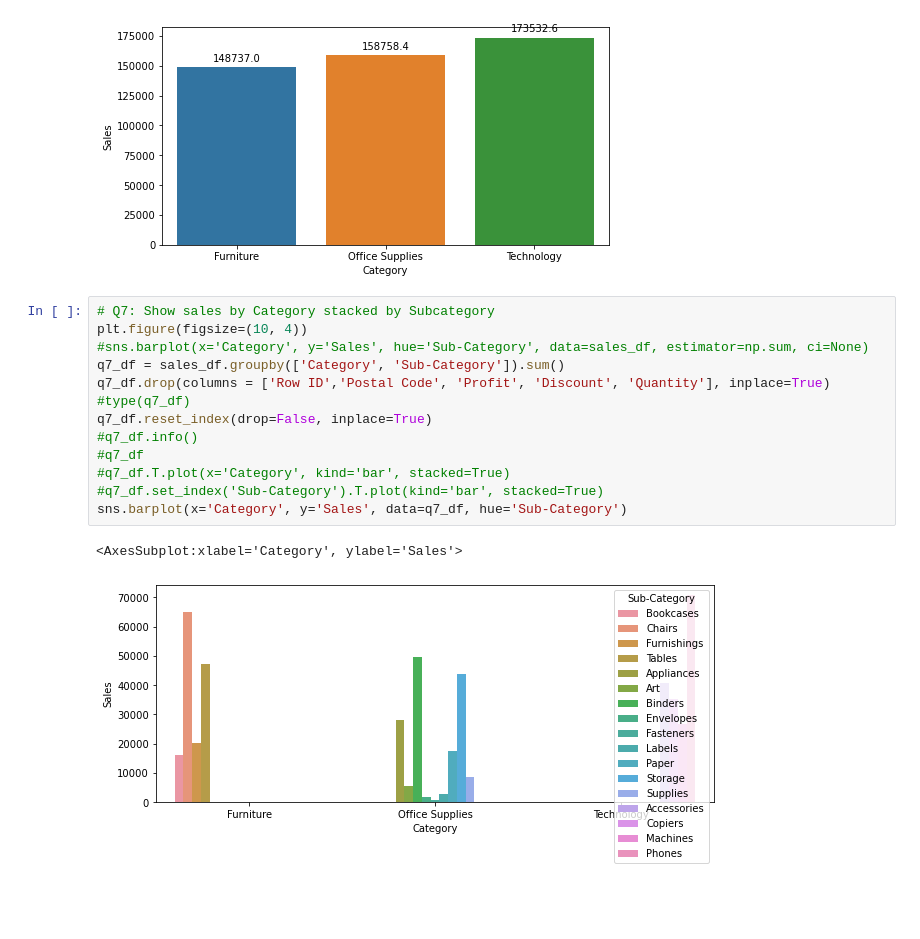
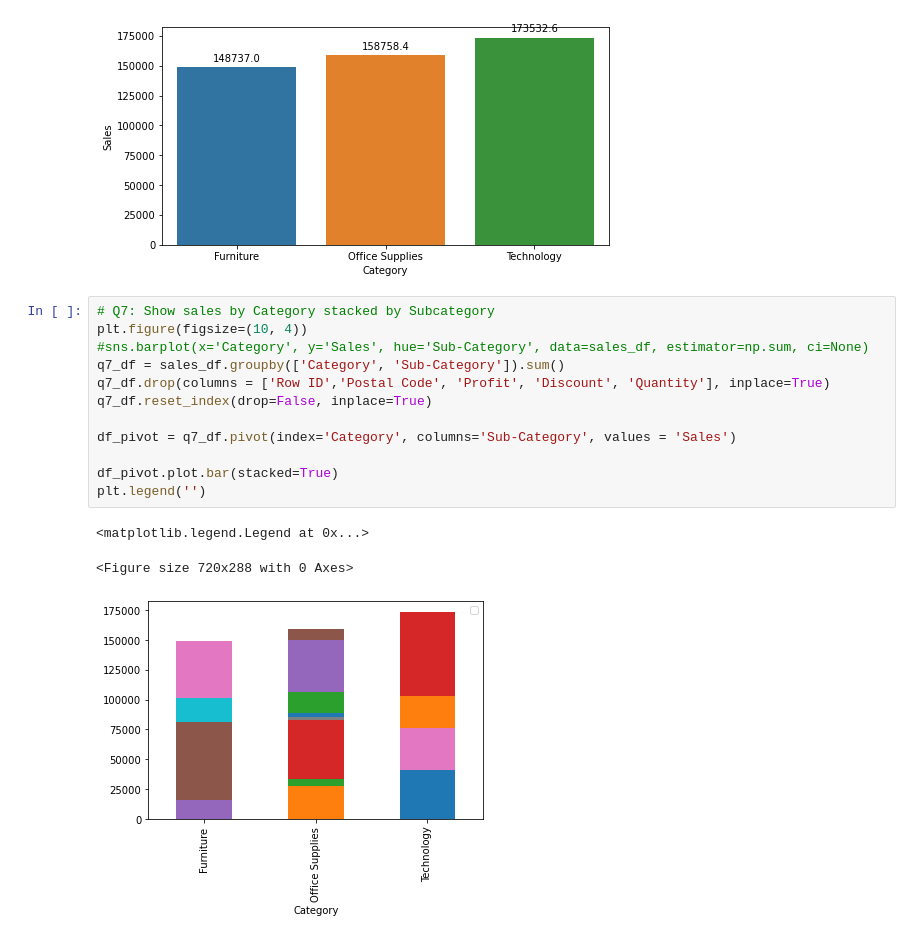
Before and after one commit to parikshitshinge/superstore-sales-analytics, a Jupyter notebook: superstore_sales_analytics.ipynb, the cells around one changed output. Drawn from its saved outputs; the diff is of its cells as text; blank space fills up the shorter version.

```diff
--- a/superstore_sales_analytics.ipynb
+++ b/superstore_sales_analytics.ipynb
@@ -94,16 +94,16 @@ for p in q6.patches:
 # %%
 # Q7: Show sales by Category stacked by Subcategory
 plt.figure(figsize=(10, 4))
 #sns.barplot(x='Category', y='Sales', hue='Sub-Category', data=sales_df, estimator=np.sum, ci=None)
 q7_df = sales_df.groupby(['Category', 'Sub-Category']).sum()
 q7_df.drop(columns = ['Row ID','Postal Code', 'Profit', 'Discount', 'Quantity'], inplace=True)
-#type(q7_df)
 q7_df.reset_index(drop=False, inplace=True)
-#q7_df.info()
-#q7_df
-#q7_df.T.plot(x='Category', kind='bar', stacked=True)
-#q7_df.set_index('Sub-Category').T.plot(kind='bar', stacked=True)
-sns.barplot(x='Category', y='Sales', data=q7_df, hue='Sub-Category')
+
+df_pivot = q7_df.pivot(index='Category', columns='Sub-Category', values = 'Sales')
+
+df_pivot.plot.bar(stacked=True)
+plt.legend('')
 # %% [output]
-<AxesSubplot:xlabel='Category', ylabel='Sales'>
+<matplotlib.legend.Legend at 0x...>
+<Figure size 720x288 with 0 Axes>
-[figure, old version]
+[figure, new version]
```
Also changed, not shown: parts of 1 cell of this notebook.
